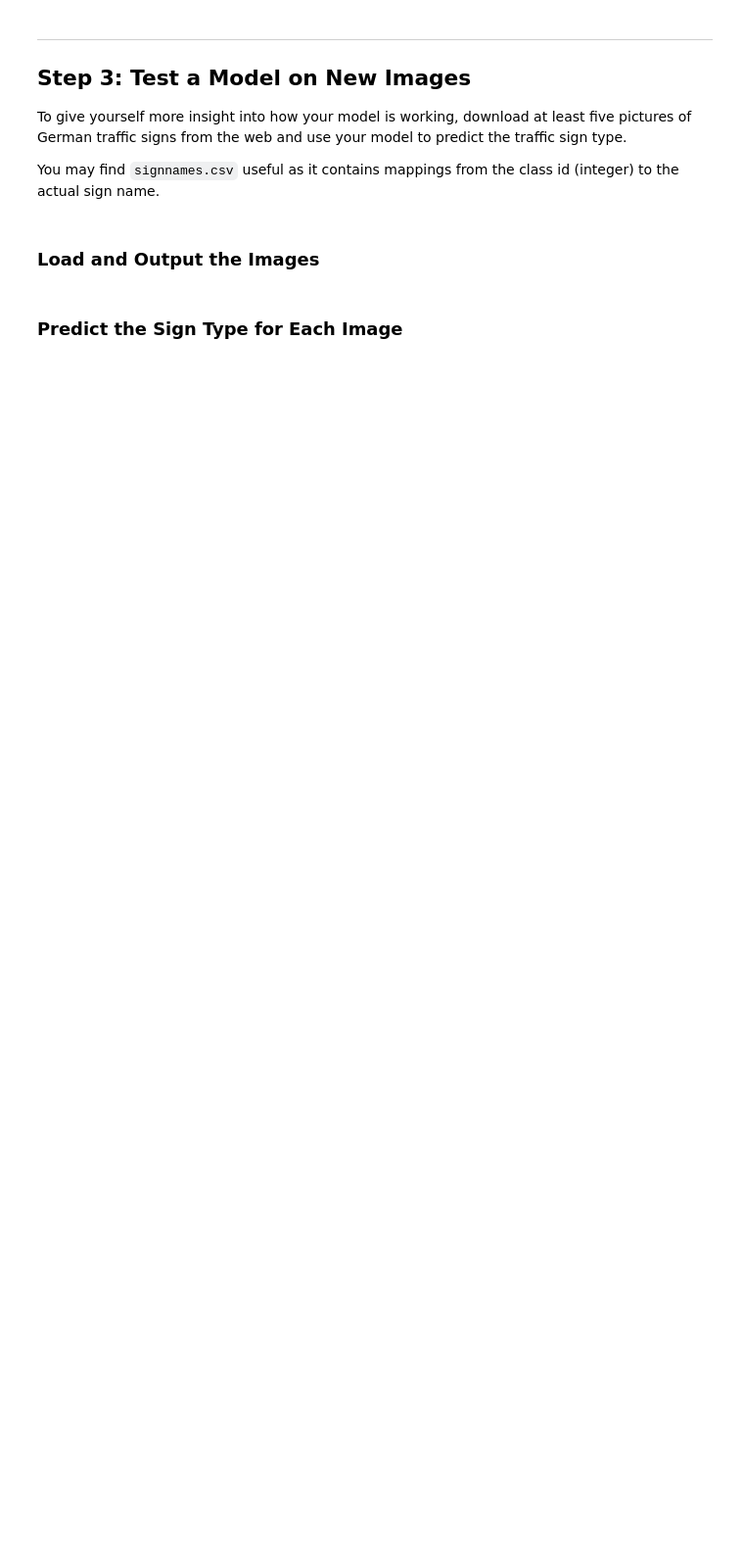
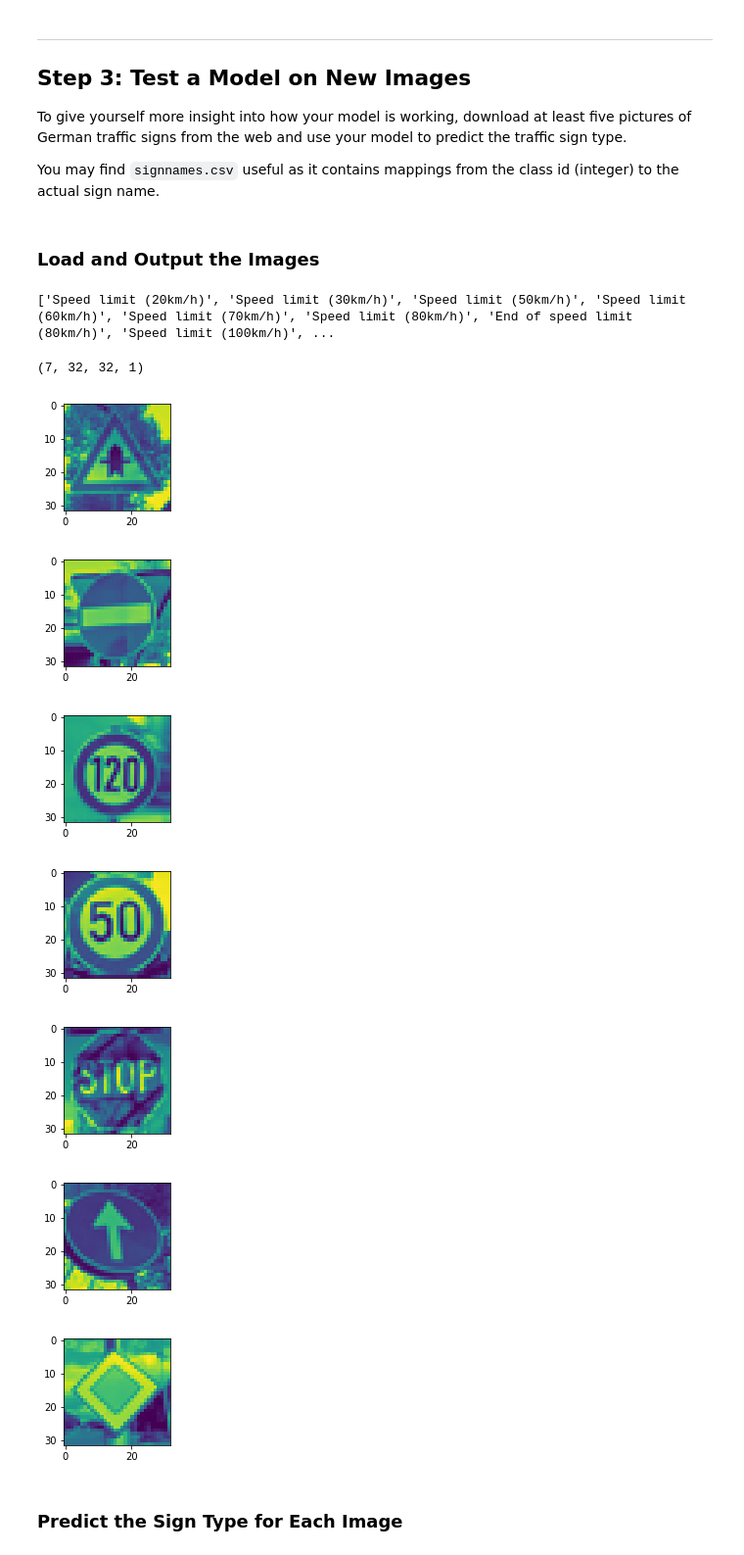
Before and after one commit to mfts/CarND-Traffic-Sign-Classifier-Project, a Jupyter notebook: Traffic_Sign_Classifier.ipynb, the cells around one changed output. Shown: that part at 98% size. Saved outputs shown, nothing was run; the diff lists cells and outputs as text; code cells hidden in the pictures; blank space fills up the shorter version.

Commit message:
implement testing on new images

```diff
--- a/Traffic_Sign_Classifier.ipynb
+++ b/Traffic_Sign_Classifier.ipynb
@@ -136,8 +133,0 @@ plt.show()
-# %%
-# print all images
-
-for i in range(n_classes):
-    image = X_train[i].squeeze()
-    plt.figure(figsize=(2,2))
-    plt.imshow(image, cmap="gray")
-    print(y_train[index])
@@ -538,15 +483,50 @@ To give yourself more insight into how your model is working, download at least
 You may find `signnames.csv` useful as it contains mappings from the class id (integer) to the actual sign name.
 # %% [markdown]
 ### Load and Output the Images
+# %%
+import csv
+
+# Get traffic sign names
+classes=[]
+with open('signnames.csv', 'rt') as csvfile:
+    reader = csv.DictReader(csvfile, delimiter=',')
+    for row in reader:
+        classes.append((row['SignName']))
+# %% [output]
+['Speed limit (20km/h)', 'Speed limit (30km/h)', 'Speed limit (50km/h)', 'Speed limit (60km/h)', 'Speed limit (70km/h)', 'Speed limit (80km/h)', 'End of speed limit (80km/h)', 'Speed limit (100km/h)', ...
 # %%
 ### Load the images and plot them here.
 ### Feel free to use as many code cells as needed.
 import glob
 import matplotlib.image as mpimg
 
 new_images = []
 for image in glob.glob('./new_images/*.png'):
     image = cv2.imread(image)
+    new_images.append(image)
+    plt.figure(figsize=(2,2))
+    plt.imshow(grayscale(image))
+
+new_images = np.asarray(new_images)
+my_images = new_images
+
+# Grayscale
+new_images = preprocess(new_images)
+new_images = new_images[..., newaxis]
+
+# Normalize
+new_images = normalize(new_images)
+
+print(new_images.shape)
+# %% [output]
+(7, 32, 32, 1)
+[figure, added]
+[figure, added]
+[figure, added]
+[figure, added]
+[figure, added]
+[figure, added]
+[figure, added]
 # %% [markdown]
 ### Predict the Sign Type for Each Image
 # %%
```
Also changed, not shown: parts of 13 cells of this notebook.
